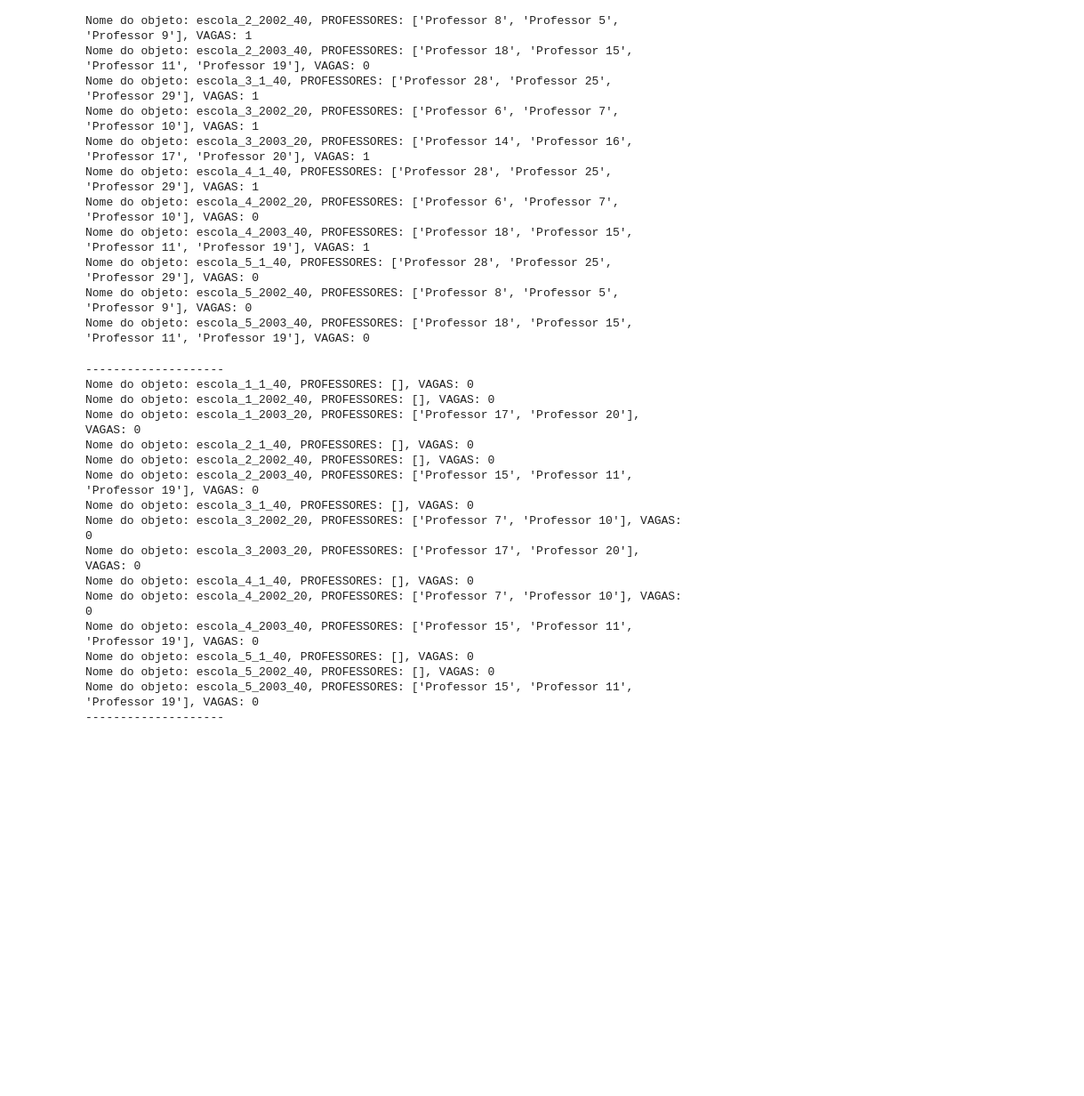
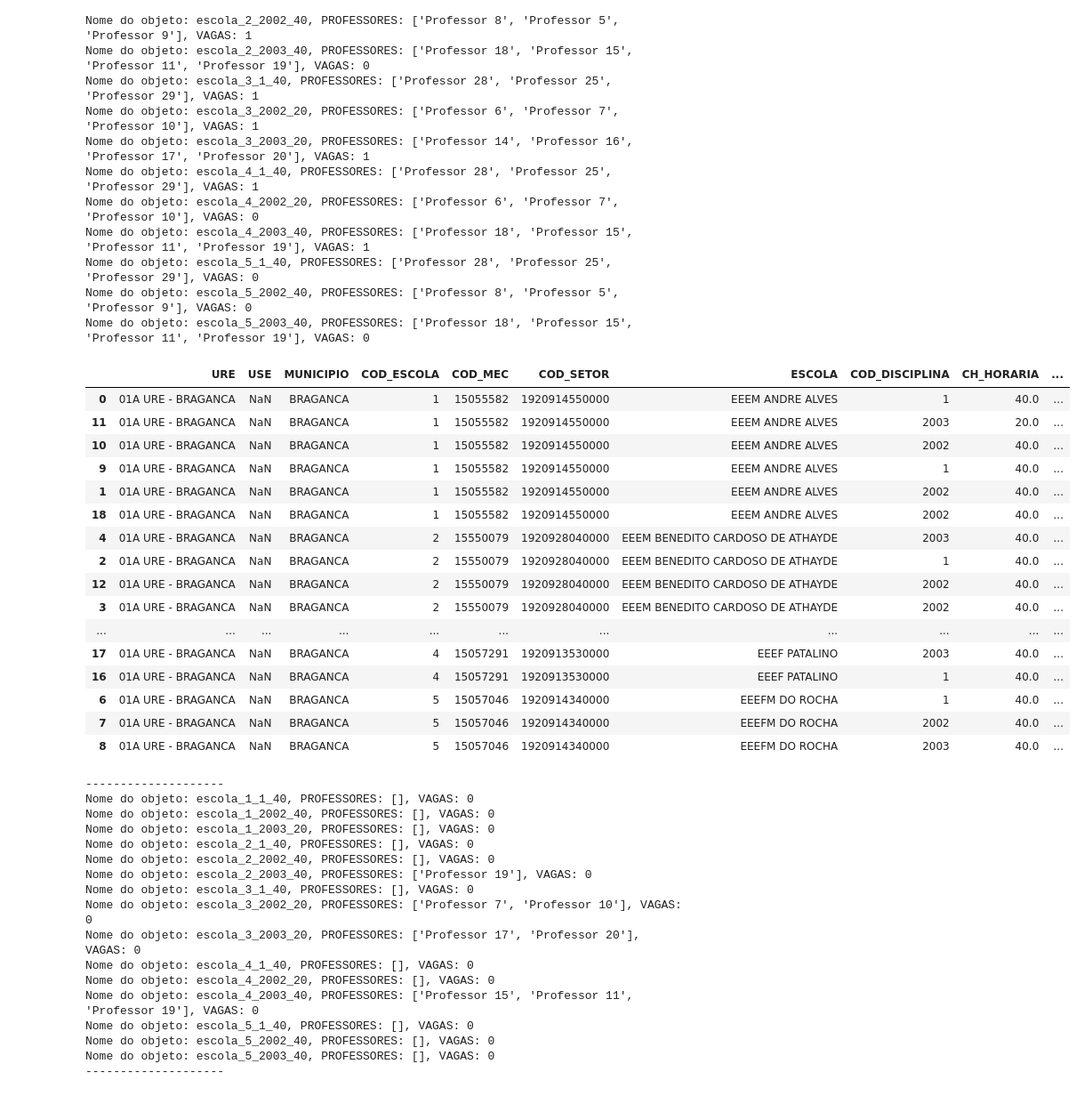
Before and after one commit to LH-Carreira/Algoritmo-lotacao, a Jupyter notebook: 02.ipynb, the cells around one changed output. Shown at 89% size. Drawn from its saved outputs; the diff is of its cells as text; code cells hidden in the pictures; blank space fills up the shorter version.

```diff
--- a/02.ipynb
+++ b/02.ipynb
@@ -60,8 +235,8 @@ for indice, linha in base_escolas.iterrows():
     # Adicionar o objeto ao dicionário usando o nome como chave
     escolas_dict[nome_objeto] = escola
 
-for nome_objeto, escola in escolas_dict.items():
-    print(f"Nome do objeto: {nome_objeto}, VAGAS: {escola.VAGAS}, Disciplina {escola.COD_DISCIPLINA}")
+for objeto_print, escola_print in escolas_dict.items():
+    print(f"Nome do objeto: {objeto_print}, VAGAS: {escola_print.VAGAS}")
 
 
 # CONTRATAÇÃO POR PREFERENCIA
@@ -123,8 +300,6 @@ for nome_objeto, escola in escolas_dict.items():
 
     for index, professor in professores_internos.iterrows():
         servidor = professor['SERVIDOR']
-        jornada = professor['JORNADA']
-        efetivo = professor['EFETIVO']
 
         if (escola.COD_DISCIPLINA == professor['COD_DISCIPLINA']) and (escola.COD_ESCOLA == professor['COD_ESCOLA']) and (escola.MUNICIPIO == professor['MUNICIPIO']):
             if professor['JORNADA'] != escola.CH_HORARIA:
@@ -134,11 +309,11 @@ for nome_objeto, escola in escolas_dict.items():
                 if servidor not in escola.lista_professores:
                     escola.lista_professores.append(servidor)
 
-                else:
-                    pass
 
-for nome_objeto, escola in escolas_dict.items():
-    print(f"Nome do objeto: {nome_objeto}, PROFESSORES: {escola.lista_professores}, VAGAS: {escola.VAGAS}")
+for objeto_print, escola_print in escolas_dict.items():
+    print(f"Nome do objeto: {objeto_print}, PROFESSORES: {escola_print.lista_professores}, VAGAS: {escola_print.VAGAS}")
+
+lotacao(professores_internos) # Passar o DF de professores a ser usado
 # %% [output]
 Nome do objeto: escola_1_1_40, PROFESSORES: ['Professor 21'], VAGAS: 2
 Nome do objeto: escola_1_2002_40, PROFESSORES: ['Professor 1'], VAGAS: 3
@@ -251,0 +333,6 @@ Nome do objeto: escola_5_2003_40, PROFESSORES: [], VAGAS: 0
+# %%
+
+display(professores_lotados)
+
+for objeto_print, escola_print in escolas_dict.items():
+    print(f"Nome do objeto: {objeto_print}, PROFESSORES: {escola_print.lista_professores}, VAGAS: {escola_print.VAGAS}")
@@ -252,7 +365,6 @@ Nome do objeto: escola_5_2003_40, PROFESSORES: [], VAGAS: 0
 # %%
-#display(base_professores)
 
-# CRIANDO AS LISTAS PARA LOTAÇÃO
+# CRIANDO AS LISTAS PARA LOTAÇÃO GERAL
 for nome_objeto, escola in escolas_dict.items():
 
     for index, professor in base_professores.iterrows():
@@ -262,22 +374,18 @@ for nome_objeto, escola in escolas_dict.items():
                 pass
             else:
                 servidor = professor['SERVIDOR']
-                jornada = professor['JORNADA']
-                efetivo = professor['EFETIVO']
+
                 if servidor not in escola.lista_professores:
                     escola.lista_professores.append(servidor)
 
         else:
             pass
 
-        #print(nome_objeto, escola.lista_professores)
-        # ESCOLA.LISTA ADICIONA CADA PROFESSOR QUE CUMPRA OS REQUISITOS
-        # LISTA ATUALIZADA COM RANKING (3, 9, 5, 6, 7, 8)
 
+for objeto_print, escola_print in escolas_dict.items():
+    print(f"Nome do objeto: {objeto_print}, PROFESSORES: {escola_print.lista_professores}, VAGAS: {escola_print.VAGAS}")
 
-
-for nome_objeto, escola in escolas_dict.items():
-    print(f"Nome do objeto: {nome_objeto}, PROFESSORES: {escola.lista_professores}, VAGAS: {escola.VAGAS}")
+lotacao(base_professores) # DataFrame usado
 # %% [output]
 Nome do objeto: escola_1_1_40, PROFESSORES: ['Professor 28', 'Professor 25', 'Professor 29'], VAGAS: 1
 Nome do objeto: escola_1_2002_40, PROFESSORES: ['Professor 8', 'Professor 5', 'Professor 9'], VAGAS: 2
@@ -362,29 +405,48 @@ while True:
 # %%
+professores_lotados = professores_lotados.sort_values(by='COD_ESCOLA', ascending=True)
 
+display(professores_lotados)
 
 with pd.ExcelWriter('lotacaoNova.xlsx') as writer:
     professores_lotados.to_excel(writer, sheet_name='Lotação', index=False)
     base_professores.to_excel(writer, sheet_name='Não Lotados', index=False)
 
 print('-'*20)
-for nome_objeto, escola in escolas_dict.items():
-    print(f"Nome do objeto: {nome_objeto}, PROFESSORES: {escola.lista_professores}, VAGAS: {escola.VAGAS}")
+for objeto_print, escola_print in escolas_dict.items():
+    print(f"Nome do objeto: {objeto_print}, PROFESSORES: {escola_print.lista_professores}, VAGAS: {escola_print.VAGAS}")
 print('-'*20)
 # %% [output]
+|  | URE | USE | MUNICIPIO | COD_ESCOLA | COD_MEC | COD_SETOR | ESCOLA | COD_DISCIPLINA | CH_HORARIA | ... |
+| 0 | 01A URE - BRAGANCA | NaN | BRAGANCA | 1 | 15055582 | 1920914550000 | EEEM ANDRE ALVES | 1 | 40.0 | ... |
+| 11 | 01A URE - BRAGANCA | NaN | BRAGANCA | 1 | 15055582 | 1920914550000 | EEEM ANDRE ALVES | 2003 | 20.0 | ... |
+| 10 | 01A URE - BRAGANCA | NaN | BRAGANCA | 1 | 15055582 | 1920914550000 | EEEM ANDRE ALVES | 2002 | 40.0 | ... |
+| 9 | 01A URE - BRAGANCA | NaN | BRAGANCA | 1 | 15055582 | 1920914550000 | EEEM ANDRE ALVES | 1 | 40.0 | ... |
+| 1 | 01A URE - BRAGANCA | NaN | BRAGANCA | 1 | 15055582 | 1920914550000 | EEEM ANDRE ALVES | 2002 | 40.0 | ... |
+| 18 | 01A URE - BRAGANCA | NaN | BRAGANCA | 1 | 15055582 | 1920914550000 | EEEM ANDRE ALVES | 2002 | 40.0 | ... |
+| 4 | 01A URE - BRAGANCA | NaN | BRAGANCA | 2 | 15550079 | 1920928040000 | EEEM BENEDITO CARDOSO DE ATHAYDE | 2003 | 40.0 | ... |
+| 2 | 01A URE - BRAGANCA | NaN | BRAGANCA | 2 | 15550079 | 1920928040000 | EEEM BENEDITO CARDOSO DE ATHAYDE | 1 | 40.0 | ... |
+| 12 | 01A URE - BRAGANCA | NaN | BRAGANCA | 2 | 15550079 | 1920928040000 | EEEM BENEDITO CARDOSO DE ATHAYDE | 2002 | 40.0 | ... |
+| 3 | 01A URE - BRAGANCA | NaN | BRAGANCA | 2 | 15550079 | 1920928040000 | EEEM BENEDITO CARDOSO DE ATHAYDE | 2002 | 40.0 | ... |
+| ... | ... | ... | ... | ... | ... | ... | ... | ... | ... | ... |
+| 17 | 01A URE - BRAGANCA | NaN | BRAGANCA | 4 | 15057291 | 1920913530000 | EEEF PATALINO | 2003 | 40.0 | ... |
+| 16 | 01A URE - BRAGANCA | NaN | BRAGANCA | 4 | 15057291 | 1920913530000 | EEEF PATALINO | 1 | 40.0 | ... |
+| 6 | 01A URE - BRAGANCA | NaN | BRAGANCA | 5 | 15057046 | 1920914340000 | EEEFM DO ROCHA | 1 | 40.0 | ... |
+| 7 | 01A URE - BRAGANCA | NaN | BRAGANCA | 5 | 15057046 | 1920914340000 | EEEFM DO ROCHA | 2002 | 40.0 | ... |
+| 8 | 01A URE - BRAGANCA | NaN | BRAGANCA | 5 | 15057046 | 1920914340000 | EEEFM DO ROCHA | 2003 | 40.0 | ... |
 --------------------
 Nome do objeto: escola_1_1_40, PROFESSORES: [], VAGAS: 0
 Nome do objeto: escola_1_2002_40, PROFESSORES: [], VAGAS: 0
-Nome do objeto: escola_1_2003_20, PROFESSORES: ['Professor 17', 'Professor 20'], VAGAS: 0
+Nome do objeto: escola_1_2003_20, PROFESSORES: [], VAGAS: 0
 Nome do objeto: escola_2_1_40, PROFESSORES: [], VAGAS: 0
 Nome do objeto: escola_2_2002_40, PROFESSORES: [], VAGAS: 0
-Nome do objeto: escola_2_2003_40, PROFESSORES: ['Professor 15', 'Professor 11', 'Professor 19'], VAGAS: 0
+Nome do objeto: escola_2_2003_40, PROFESSORES: ['Professor 19'], VAGAS: 0
 Nome do objeto: escola_3_1_40, PROFESSORES: [], VAGAS: 0
 Nome do objeto: escola_3_2002_20, PROFESSORES: ['Professor 7', 'Professor 10'], VAGAS: 0
 Nome do objeto: escola_3_2003_20, PROFESSORES: ['Professor 17', 'Professor 20'], VAGAS: 0
 Nome do objeto: escola_4_1_40, PROFESSORES: [], VAGAS: 0
-Nome do objeto: escola_4_2002_20, PROFESSORES: ['Professor 7', 'Professor 10'], VAGAS: 0
+Nome do objeto: escola_4_2002_20, PROFESSORES: [], VAGAS: 0
 Nome do objeto: escola_4_2003_40, PROFESSORES: ['Professor 15', 'Professor 11', 'Professor 19'], VAGAS: 0
 Nome do objeto: escola_5_1_40, PROFESSORES: [], VAGAS: 0
 Nome do objeto: escola_5_2002_40, PROFESSORES: [], VAGAS: 0
-Nome do objeto: escola_5_2003_40, PROFESSORES: ['Professor 15', 'Professor 11', 'Professor 19'], VAGAS: 0
+Nome do objeto: escola_5_2003_40, PROFESSORES: [], VAGAS: 0
 --------------------
```
Also changed, not shown: parts of 6 cells of this notebook, 3 other files.
